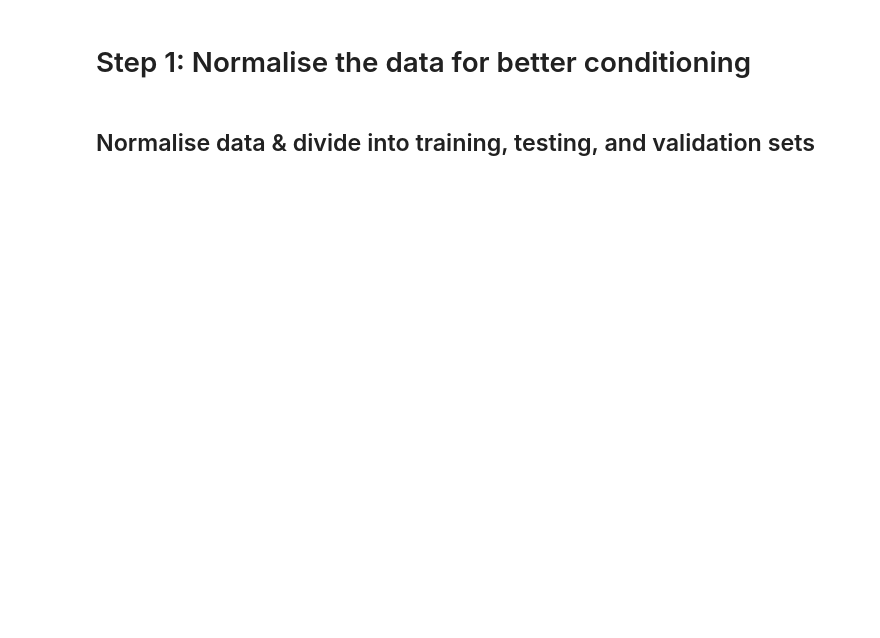
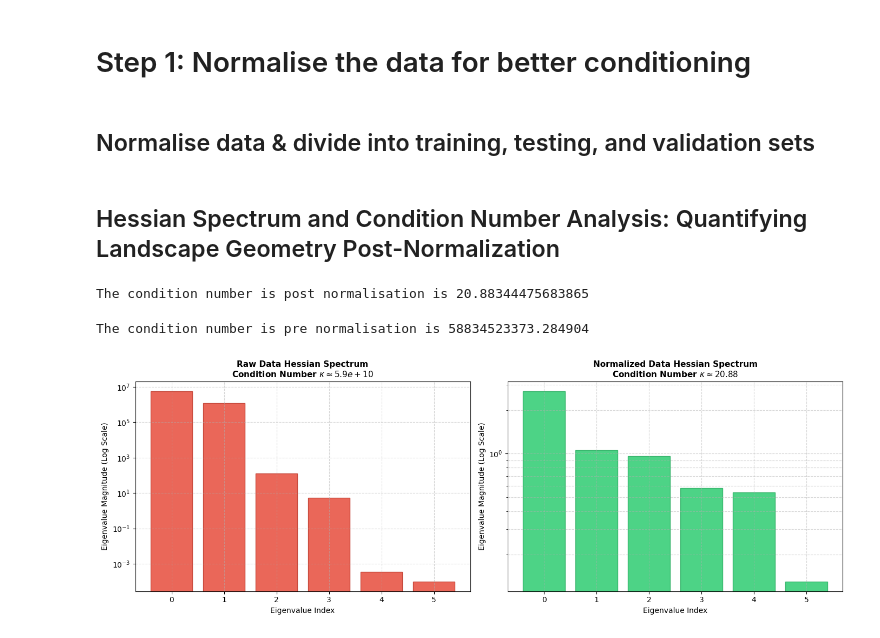
Before and after one commit to Tanisha7320/custom-regression-optimizer, a Jupyter notebook: Untitled-1.ipynb, the cells around one changed output. Saved outputs shown, nothing was run; the diff lists cells and outputs as text; code cells hidden in the pictures; blank space fills up the shorter version.

```diff
--- a/Untitled-1.ipynb
+++ b/Untitled-1.ipynb
@@ -16,0 +18,75 @@ test_df = remaining_df.drop(val_df.index)
+# %% [markdown]
+## Hessian Spectrum and Condition Number Analysis: Quantifying Landscape Geometry Post-Normalization
+# %%
+import numpy as np
+Z = train_df_s.drop(columns = ["Y house price of unit area"]).to_numpy() #331 x 6 (cause 2 cols dropped, response and 'No')
+Hessian = (Z.T @ Z)/331 #6 x 6
+eigenvals_array = np.linalg.eigvals(Hessian)
+eig_max = max(eigenvals_array)
+eig_min = min(eigenvals_array)
+condition_no = eig_max/eig_min
+print("The condition number is post normalisation is", condition_no)
+# %% [output]
+The condition number is post normalisation is 20.88344475683865
+# %%
+Z1 = train_df.drop(columns = ["Y house price of unit area"]).to_numpy()
+Hessian_1 = (Z1.T @ Z1)/331
+eigenvals_array_1 = np.linalg.eigvals(Hessian_1)
+eig_max_1 = max(eigenvals_array_1)
+eig_min_1 = min(eigenvals_array_1)
+condition_no_1 = eig_max_1/eig_min_1
+print("The condition number is pre normalisation is", condition_no_1)
+# %% [output]
+The condition number is pre normalisation is 58834523373.284904
+# %%
+import matplotlib.pyplot as plt
+import numpy as np
+
+# 1. Separate target and extract feature matrices
+target_col = 'Y house price of unit area'
+
+# Ensure 'No' is already dropped from your dataframes
+Z_raw = train_df.drop(columns=[target_col]).to_numpy()
+Z_norm = train_df_s.drop(columns=[target_col]).to_numpy()
+
+N = Z_raw.shape[0]
+
+# 2. Compute Hessians (2/N Z^T Z, or just Z^T Z / N for spectral analysis)
+Hessian_raw = (Z_raw.T @ Z_raw) / N
+Hessian_norm = (Z_norm.T @ Z_norm) / N
+
+# Use eigvalsh since Z^T Z is symmetric positive semi-definite
+eig_raw = np.sort(np.linalg.eigvalsh(Hessian_raw))[::-1]
+eig_norm = np.sort(np.linalg.eigvalsh(Hessian_norm))[::-1]
+
+# Calculate condition numbers
+kappa_raw = eig_raw[0] / eig_raw[-1]
+kappa_norm = eig_norm[0] / eig_norm[-1]
+
+# 3. Plotting the Spectrum Side-by-Side on a Log Scale
+fig, (ax1, ax2) = plt.subplots(1, 2, figsize=(14, 5))
+x_indices = np.arange(len(eig_raw))
+feature_labels = [f"$\\lambda_{{{i+1}}}" for i in range(len(eig_raw))]
+
+# Raw Data Spectrum
+ax1.bar(x_indices, eig_raw, color='#e74c3c', alpha=0.85, edgecolor='#c0392b')
+ax1.set_yscale('log')
+ax1.set_title(f"Raw Data Hessian Spectrum\nCondition Number $\\kappa \\approx {kappa_raw:,.1e}$", fontsize=11, fontweight='bold')
+ax1.set_ylabel("Eigenvalue Magnitude (Log Scale)", fontsize=10)
+ax1.set_xlabel("Eigenvalue Index", fontsize=10)
+ax1.set_xticks(x_indices)
+ax1.grid(True, which="both", linestyle="--", alpha=0.5)
+
+# Normalized Data Spectrum
+ax2.bar(x_indices, eig_norm, color='#2ecc71', alpha=0.85, edgecolor='#27ae60')
+ax2.set_yscale('log')
+ax2.set_title(f"Normalized Data Hessian Spectrum\nCondition Number $\\kappa \\approx {kappa_norm:.2f}$", fontsize=11, fontweight='bold')
+ax2.set_ylabel("Eigenvalue Magnitude (Log Scale)", fontsize=10)
+ax2.set_xlabel("Eigenvalue Index", fontsize=10)
+ax2.set_xticks(x_indices)
+ax2.grid(True, which="both", linestyle="--", alpha=0.5)
+
+plt.tight_layout()
+plt.show()
+# %% [output]
+[figure, added]
```
Also changed, not shown: parts of 5 cells of this notebook.
